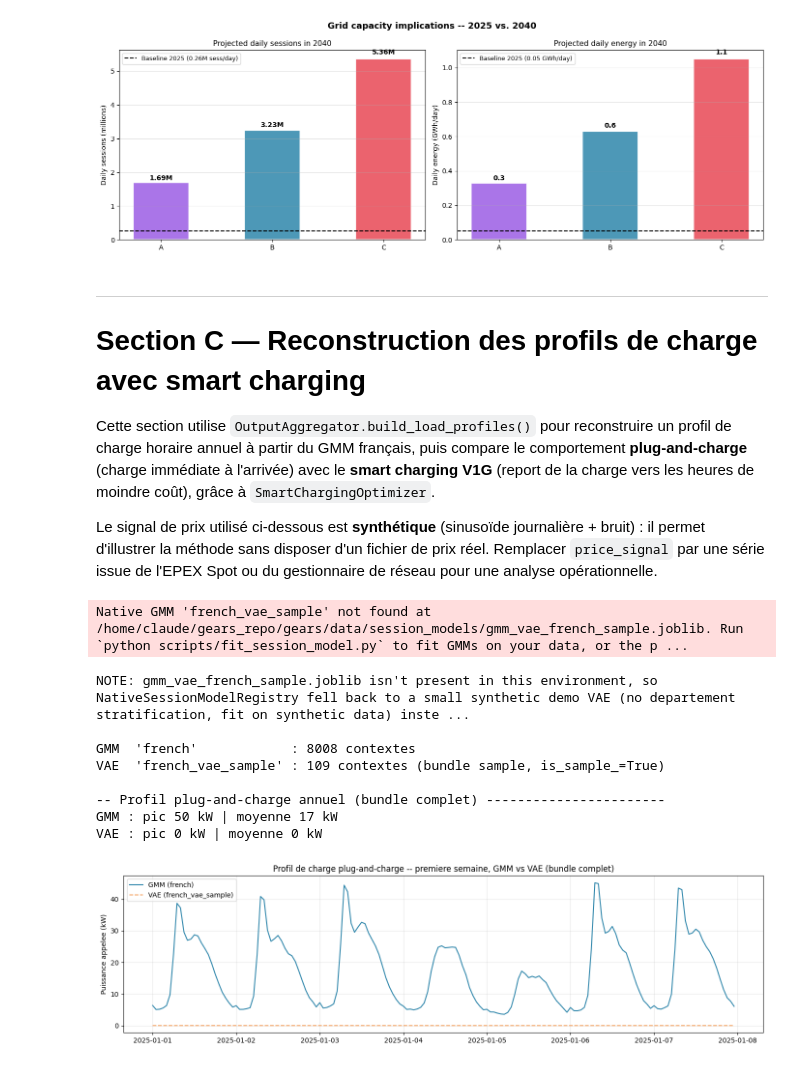
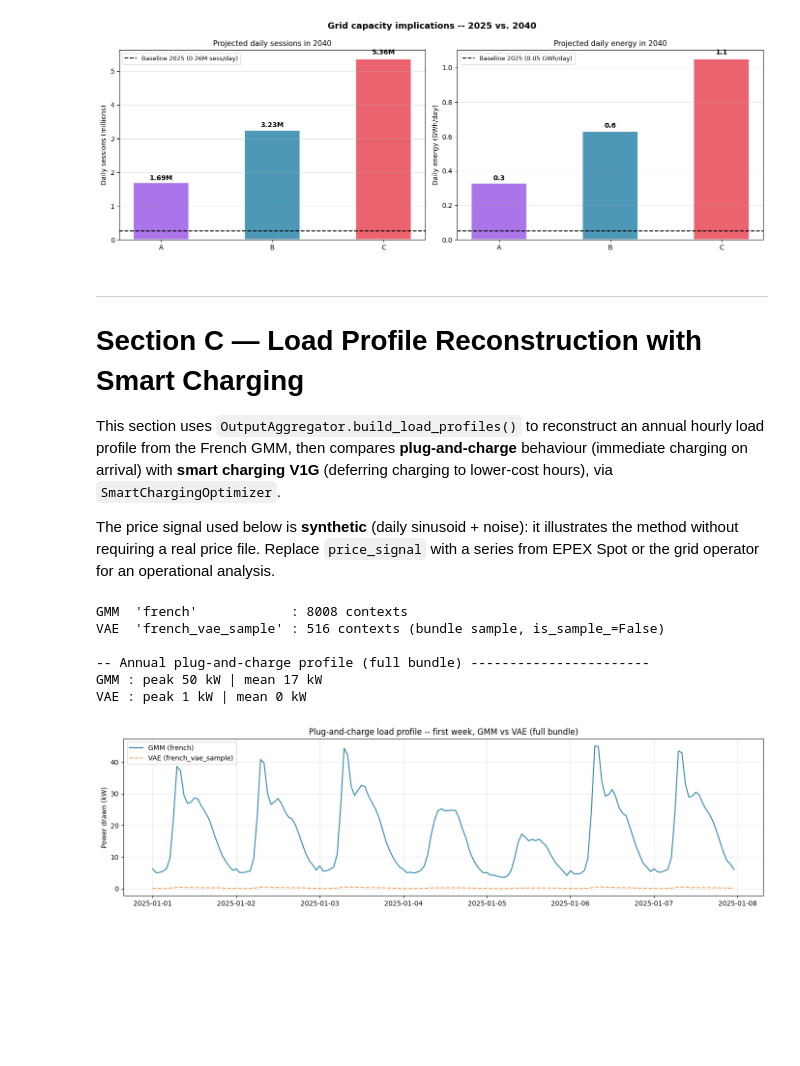
Before and after one commit to yvenn-amara/GEARS, a Jupyter notebook: notebooks/3_gmm_scenarios.ipynb, the cells around one changed output. Drawn from its saved outputs; the diff is of its cells as text; code cells hidden in the pictures; blank space fills up the shorter version.

```diff
--- a/notebooks/3_gmm_scenarios.ipynb
+++ b/notebooks/3_gmm_scenarios.ipynb
@@ -563,65 +564,62 @@ Scenario  Growth factor  Sessions end  Energy 2040 (GWh/day)
 [figure]
 # %% [markdown]
 ---
-# Section C — Reconstruction des profils de charge avec smart charging
+# Section C — Load Profile Reconstruction with Smart Charging
 
-Cette section utilise `OutputAggregator.build_load_profiles()` pour reconstruire un profil de charge horaire annuel à partir du GMM français, puis compare le comportement **plug-and-charge** (charge immédiate à l'arrivée) avec le **smart charging V1G** (report de la charge vers les heures de moindre coût), grâce à `SmartChargingOptimizer`.
+This section uses `OutputAggregator.build_load_profiles()` to reconstruct an annual hourly load profile from the French GMM, then compares **plug-and-charge** behaviour (immediate charging on arrival) with **smart charging V1G** (deferring charging to lower-cost hours), via `SmartChargingOptimizer`.
 
-Le signal de prix utilisé ci-dessous est **synthétique** (sinusoïde journalière + bruit) : il permet d'illustrer la méthode sans disposer d'un fichier de prix réel. Remplacer `price_signal` par une série issue de l'EPEX Spot ou du gestionnaire de réseau pour une analyse opérationnelle.
+The price signal used below is **synthetic** (daily sinusoid + noise): it illustrates the method without requiring a real price file. Replace `price_signal` with a series from EPEX Spot or the grid operator for an operational analysis.
 # %%
-# Reconstruction "plug-and-charge" (sans smart charging) -- bundle COMPLET, illustration
-# nationale. Rapide (~20-25s) meme sur les 8008 contextes du GMM car aucun appel a
-# l'optimiseur n'est necessaire ici (voir cellule suivante pour la partie couteuse).
+# "Plug-and-charge" reconstruction (no smart charging) -- FULL bundle, national
+# illustration. Fast (~20-25s) even over the GMM's 8008 contexts since no call to the
+# optimiser is needed here (see the next cell for the expensive part).
 registry = NativeSessionModelRegistry()
 gmm = registry.load("french")
 vae = registry.load("french_vae_sample")
 if vae.metadata_.get("synthetic_fallback"):
     print(
         "NOTE: gmm_vae_french_sample.joblib isn't present in this environment, so "
-        "NativeSessionModelRegistry fell back to a small synthetic demo VAE (no departement "
+        "NativeSessionModelRegistry fell back to a small synthetic demo VAE (no department "
         "stratification, fit on synthetic data) instead of the curated real bundle. "
         "Section C's VAE plots/comparisons below are an API/behaviour demo, not a "
         "real quality comparison -- see REFACTOR_STATE.md for the full writeup.\n"
     )
-print(f"GMM  'french'            : {len(gmm.models_)} contextes")
-print(f"VAE  'french_vae_sample' : {len(vae.models_)} contextes (bundle sample, is_sample_={vae.is_sample_})")
+print(f"GMM  'french'            : {len(gmm.models_)} contexts")
+print(f"VAE  'french_vae_sample' : {len(vae.models_)} contexts (bundle sample, is_sample_={vae.is_sample_})")
 
 agg = OutputAggregator(resolution_min=60)
 loc_map = LOCATION_POWER_PRESETS[PROFILE_PRESET]
 
 result_plug_gmm = agg.build_load_profiles(
     gmm=gmm, year=PROFILE_YEAR, n_days_mc=N_DAYS_MC_PROFILES,
     charging_mode="by_location", location_power_map=loc_map, seed=42,
 )
 result_plug_vae = agg.build_load_profiles(
     gmm=vae, year=PROFILE_YEAR, n_days_mc=N_DAYS_MC_PROFILES,
     charging_mode="by_location", location_power_map=loc_map, seed=42,
 )
 ts_plug_gmm = result_plug_gmm["ts"]
 ts_plug_vae = result_plug_vae["ts"]
 
-print(f"\n-- Profil plug-and-charge annuel (bundle complet) -----------------------")
-print(f"GMM : pic {ts_plug_gmm.max():,.0f} kW | moyenne {ts_plug_gmm.mean():,.0f} kW")
-print(f"VAE : pic {ts_plug_vae.max():,.0f} kW | moyenne {ts_plug_vae.mean():,.0f} kW")
+print(f"\n-- Annual plug-and-charge profile (full bundle) -----------------------")
+print(f"GMM : peak {ts_plug_gmm.max():,.0f} kW | mean {ts_plug_gmm.mean():,.0f} kW")
+print(f"VAE : peak {ts_plug_vae.max():,.0f} kW | mean {ts_plug_vae.mean():,.0f} kW")
 
 fig, ax = plt.subplots(figsize=(14, 4))
 week = slice(0, 24*7)
 ax.plot(ts_plug_gmm.index[week], ts_plug_gmm.values[week], label="GMM (french)", color="#2E86AB", linewidth=1.5)
 ax.plot(ts_plug_vae.index[week], ts_plug_vae.values[week], label="VAE (french_vae_sample)", color="#F4A261", linewidth=1.5, linestyle="--")
-ax.set_ylabel("Puissance appelee (kW)"); ax.set_title("Profil de charge plug-and-charge -- premiere semaine, GMM vs VAE (bundle complet)")
+ax.set_ylabel("Power drawn (kW)"); ax.set_title("Plug-and-charge load profile -- first week, GMM vs VAE (full bundle)")
 ax.legend(); ax.grid(True, alpha=0.3)
 fig.tight_layout()
 plt.savefig("outputs/03_plug_profile_gmm_vs_vae.png", dpi=150, bbox_inches="tight")
 plt.show()
 # %% [output]
-Native GMM 'french_vae_sample' not found at /home/claude/gears_repo/gears/data/session_models/gmm_vae_french_sample.joblib. Run `python scripts/fit_session_model.py` to fit GMMs on your data, or the p ...
+GMM  'french'            : 8008 contexts
+VAE  'french_vae_sample' : 516 contexts (bundle sample, is_sample_=False)
+
+-- Annual plug-and-charge profile (full bundle) -----------------------
+GMM : peak 50 kW | mean 17 kW
+VAE : peak 1 kW | mean 0 kW
-NOTE: gmm_vae_french_sample.joblib isn't present in this environment, so NativeSessionModelRegistry fell back to a small synthetic demo VAE (no departement stratification, fit on synthetic data) inste ...
-
-GMM  'french'            : 8008 contextes
-VAE  'french_vae_sample' : 109 contextes (bundle sample, is_sample_=True)
-
--- Profil plug-and-charge annuel (bundle complet) -----------------------
-GMM : pic 50 kW | moyenne 17 kW
-VAE : pic 0 kW | moyenne 0 kW
-[figure, old version]
+[figure, new version]
 # %% [markdown]
```
Also changed, not shown: parts of 16 cells of this notebook, 2 other files.
